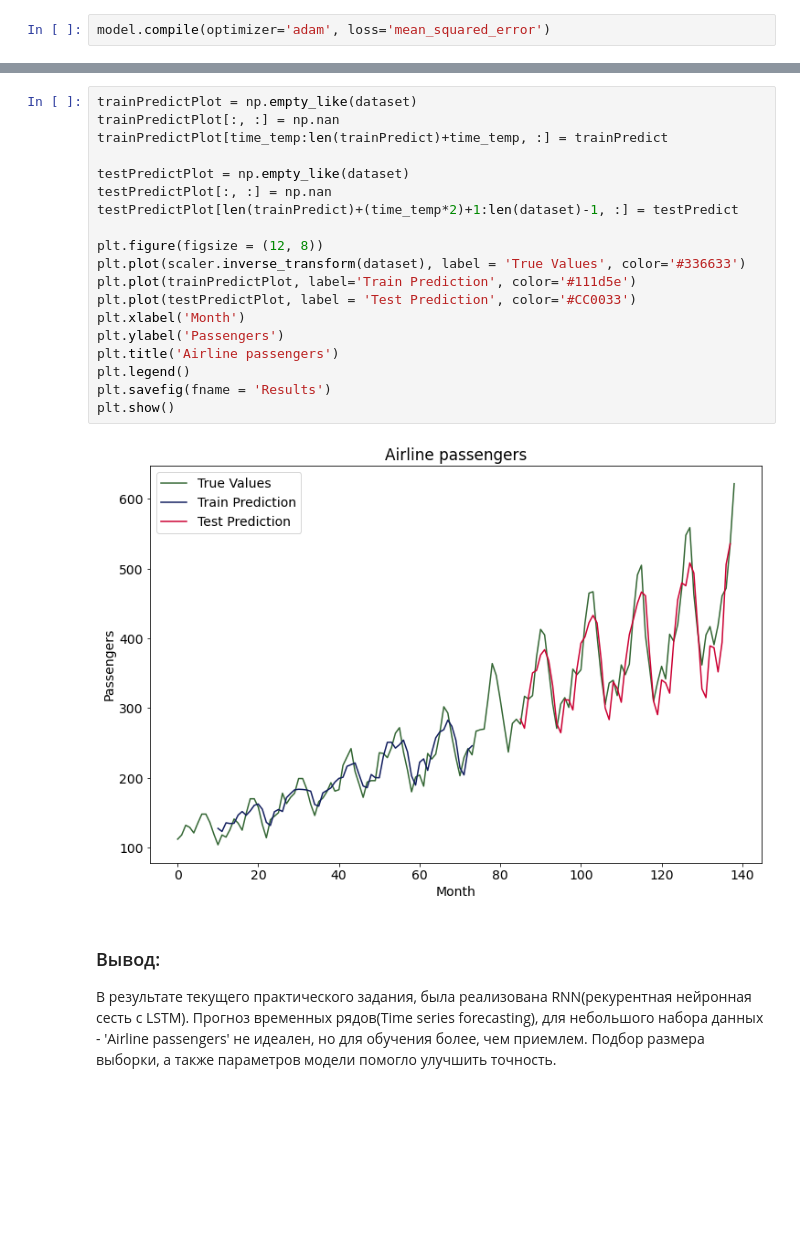
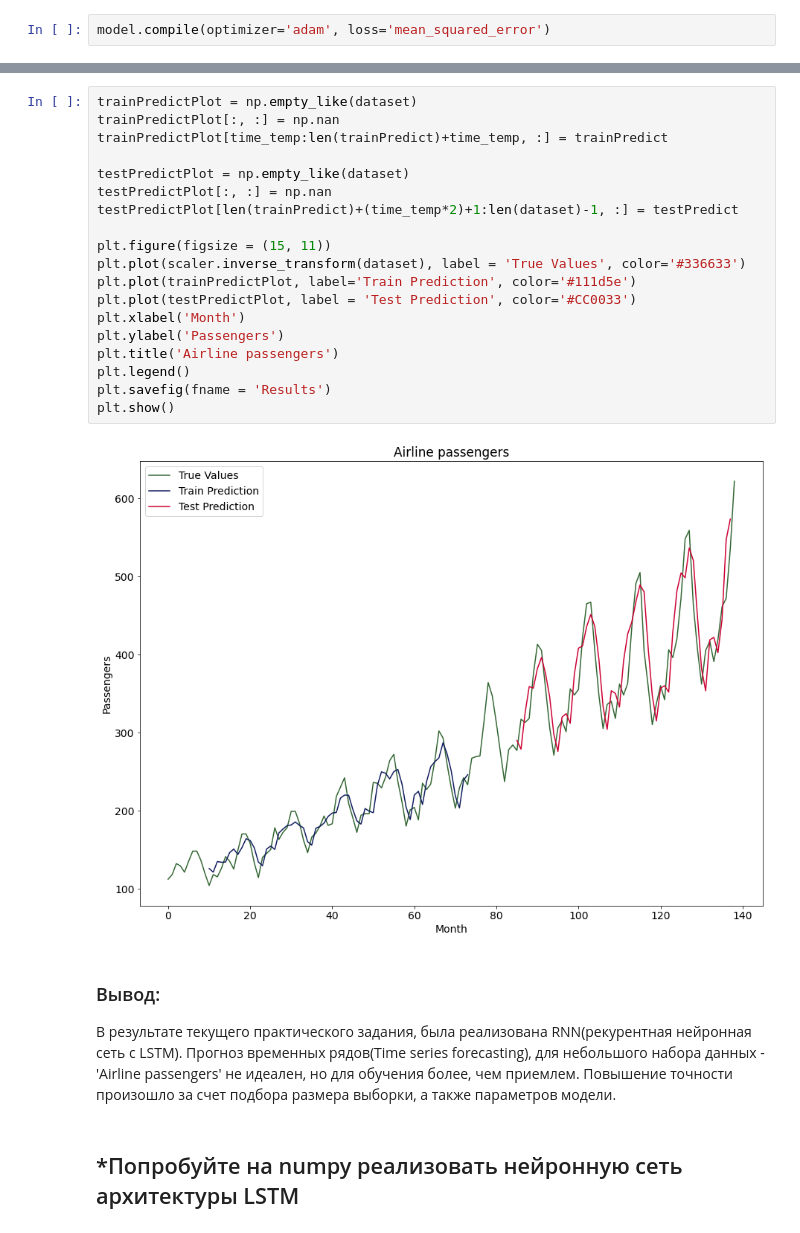
Before and after one commit to Miillya/Geekbrains, a Jupyter notebook: Введение в нейронные сети/Урок 5. Рекуррентные нейронные сети/hw_05.ipynb, the cells around one changed output, grey strips where cells are left out. Drawn from its saved outputs; the diff is of its cells as text; blank space fills up the shorter version.

```diff
--- a/Введение в нейронные сети/Урок 5. Рекуррентные нейронные сети/hw_05.ipynb
+++ b/Введение в нейронные сети/Урок 5. Рекуррентные нейронные сети/hw_05.ipynb
@@ -220,24 +216,26 @@ Test Score: 36.84 RMSE
 # %%
 trainPredictPlot = np.empty_like(dataset)
 trainPredictPlot[:, :] = np.nan
 trainPredictPlot[time_temp:len(trainPredict)+time_temp, :] = trainPredict
 
 testPredictPlot = np.empty_like(dataset)
 testPredictPlot[:, :] = np.nan
 testPredictPlot[len(trainPredict)+(time_temp*2)+1:len(dataset)-1, :] = testPredict
 
-plt.figure(figsize = (12, 8))
+plt.figure(figsize = (15, 11))
 plt.plot(scaler.inverse_transform(dataset), label = 'True Values', color='#336633')
 plt.plot(trainPredictPlot, label='Train Prediction', color='#111d5e')
 plt.plot(testPredictPlot, label = 'Test Prediction', color='#CC0033')
 plt.xlabel('Month')
 plt.ylabel('Passengers')
 plt.title('Airline passengers')
 plt.legend()
 plt.savefig(fname = 'Results')
 plt.show()
 # %% [output]
-[figure, old version]
+[figure, new version]
 # %% [markdown]
 ### Вывод:
-В результате текущего практического задания, была реализована RNN(рекурентная нейронная сесть с LSTM). Прогноз временных рядов(Time series forecasting), для небольшого набора данных - 'Airline passengers' не идеален, но для обучения более, чем приемлем. Подбор размера выборки, а также параметров модели помогло улучшить точность.
+В результате текущего практического задания, была реализована RNN(рекурентная нейронная сеть с LSTM). Прогноз временных рядов(Time series forecasting), для небольшого набора данных - 'Airline passengers' не идеален, но для обучения более, чем приемлем. Повышение точности произошло за счет подбора размера выборки, а также параметров модели.
+# %% [markdown]
+## *Попробуйте на numpy реализовать нейронную сеть архитектуры LSTM
```
Also changed, not shown: parts of 31 cells of this notebook, 6 other files.
